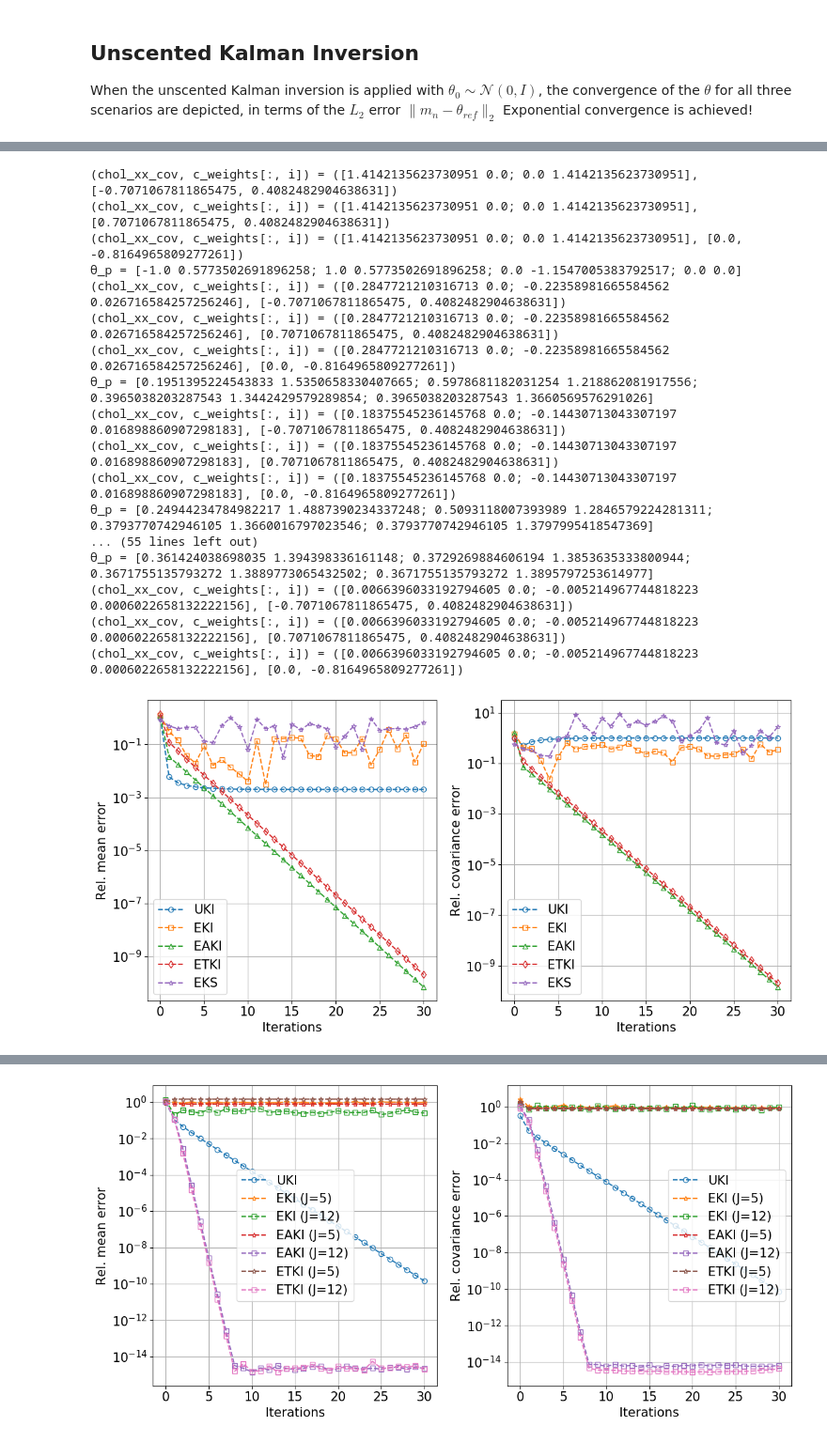
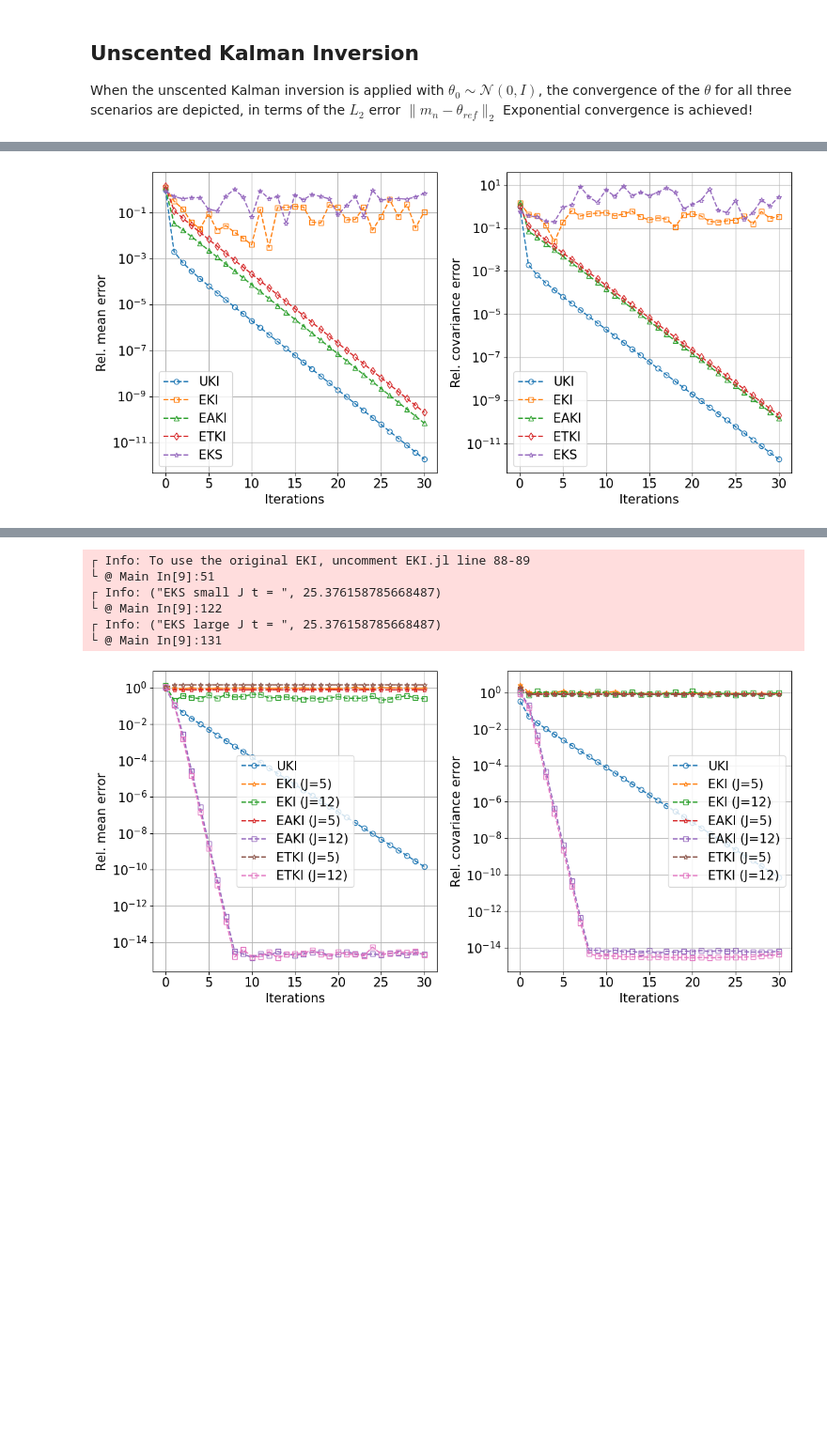
Before and after one commit to Zhengyu-Huang/InverseProblems.jl, a Jupyter notebook: Linear/Linear-2-parameter-New.ipynb, the cells around one changed output, grey strips where cells are left out. Shown at 94% size. Cells and saved outputs as stored; diff of their text form; code cells hidden in the pictures; blank space fills up the shorter version.

```diff
--- a/Linear/Linear-2-parameter-New.ipynb
+++ b/Linear/Linear-2-parameter-New.ipynb
@@ -152,7 +153,7 @@ N_θ = 2
 θ0_mean = zeros(FT, N_θ)
 θθ0_cov = Array(Diagonal(fill(1.0^2, N_θ)))
 θθ0_cov_sqrt = θθ0_cov
-uscented_transform = "original-n+2"
+uscented_transform = "modified-n+2"
 for problem_type in ("under-determined", "over-determined")
 
     θ_post, Σ_post, G, y, Σ_η = Two_Param_Linear_Test(problem_type, θ0_mean, θθ0_cov)
@@ -407,18 +381 @@ end
-(chol_xx_cov, c_weights[:, i]) = ([1.4142135623730951 0.0; 0.0 1.4142135623730951], [-0.7071067811865475, 0.4082482904638631])
-(chol_xx_cov, c_weights[:, i]) = ([1.4142135623730951 0.0; 0.0 1.4142135623730951], [0.7071067811865475, 0.4082482904638631])
-(chol_xx_cov, c_weights[:, i]) = ([1.4142135623730951 0.0; 0.0 1.4142135623730951], [0.0, -0.8164965809277261])
-θ_p = [-1.0 0.5773502691896258; 1.0 0.5773502691896258; 0.0 -1.1547005383792517; 0.0 0.0]
-(chol_xx_cov, c_weights[:, i]) = ([0.2847721210316713 0.0; -0.22358981665584562 0.026716584257256246], [-0.7071067811865475, 0.4082482904638631])
-(chol_xx_cov, c_weights[:, i]) = ([0.2847721210316713 0.0; -0.22358981665584562 0.026716584257256246], [0.7071067811865475, 0.4082482904638631])
-(chol_xx_cov, c_weights[:, i]) = ([0.2847721210316713 0.0; -0.22358981665584562 0.026716584257256246], [0.0, -0.8164965809277261])
-θ_p = [0.1951395224543833 1.5350658330407665; 0.5978681182031254 1.218862081917556; 0.3965038203287543 1.3442429579289854; 0.3965038203287543 1.3660569576291026]
-(chol_xx_cov, c_weights[:, i]) = ([0.18375545236145768 0.0; -0.14430713043307197 0.016898860907298183], [-0.7071067811865475, 0.4082482904638631])
-(chol_xx_cov, c_weights[:, i]) = ([0.18375545236145768 0.0; -0.14430713043307197 0.016898860907298183], [0.7071067811865475, 0.4082482904638631])
-(chol_xx_cov, c_weights[:, i]) = ([0.18375545236145768 0.0; -0.14430713043307197 0.016898860907298183], [0.0, -0.8164965809277261])
-θ_p = [0.24944234784982217 1.4887390234337248; 0.5093118007393989 1.2846579224281311; 0.3793770742946105 1.3660016797023546; 0.3793770742946105 1.3797995418547369]
-... (55 lines left out)
-θ_p = [0.361424038698035 1.394398336161148; 0.3729269884606194 1.3853635333800944; 0.3671755135793272 1.3889773065432502; 0.3671755135793272 1.3895797253614977]
-(chol_xx_cov, c_weights[:, i]) = ([0.0066396033192794605 0.0; -0.005214967744818223 0.0006022658132222156], [-0.7071067811865475, 0.4082482904638631])
-(chol_xx_cov, c_weights[:, i]) = ([0.0066396033192794605 0.0; -0.005214967744818223 0.0006022658132222156], [0.7071067811865475, 0.4082482904638631])
-(chol_xx_cov, c_weights[:, i]) = ([0.0066396033192794605 0.0; -0.005214967744818223 0.0006022658132222156], [0.0, -0.8164965809277261])
-[figure, old version]
+[figure, new version]
@@ -460,3 +383,9 @@ end
+┌ Info: To use the original EKI, uncomment EKI.jl line 88-89
+└ @ Main In[9]:51
+┌ Info: ("EKS small J t = ", 25.376158785668487)
+└ @ Main In[9]:122
+┌ Info: ("EKS large J t = ", 25.376158785668487)
+└ @ Main In[9]:131
 # %%
 FT = Float64
 uki_objs = Dict()
```
Also changed, not shown: parts of 2 cells of this notebook, 1 other file.
